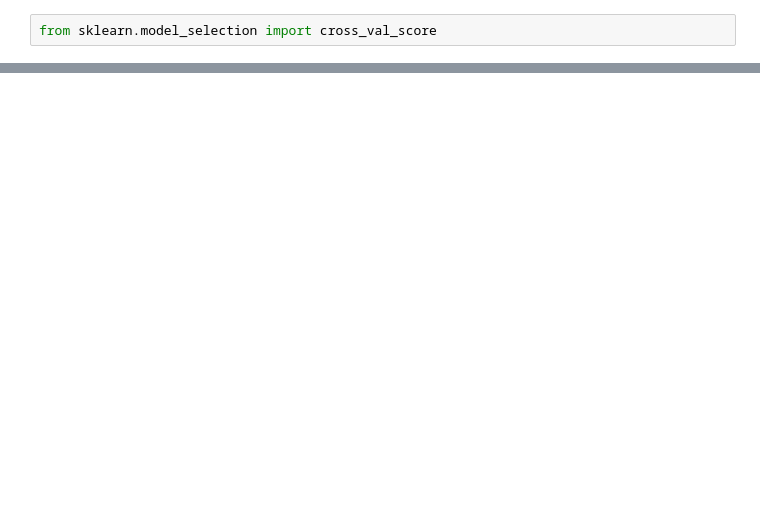
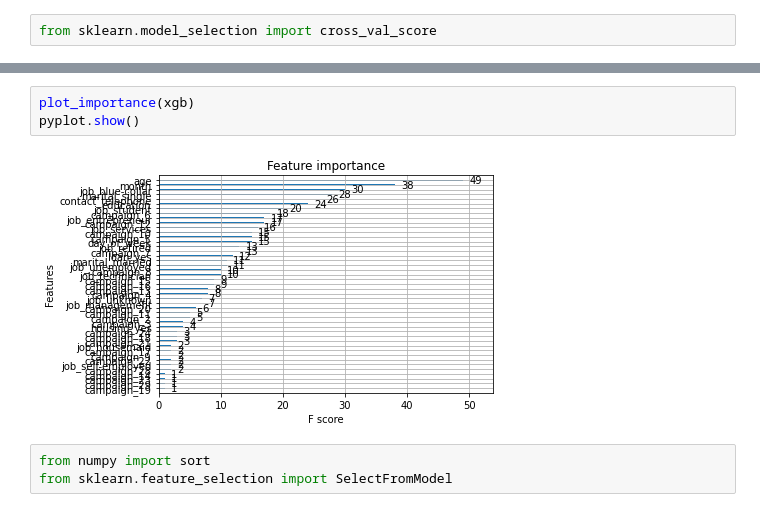
Before and after one commit to kanchanrenu/Bank_propensity_model, a Jupyter notebook: clean_bank_data.ipynb, the cells around one changed output, grey strips where cells are left out. Cells and saved outputs as stored; diff of their text form; blank space fills up the shorter version.

```diff
--- a/clean_bank_data.ipynb
+++ b/clean_bank_data.ipynb
@@ -471,0 +372,8 @@ print(grid,best_param_)
+# %%
+plot_importance(xgb)
+pyplot.show()
+# %% [output]
+[figure, added]
+# %%
+from numpy import sort
+from sklearn.feature_selection import SelectFromModel
```
Also changed, not shown: parts of 68 cells of this notebook.
